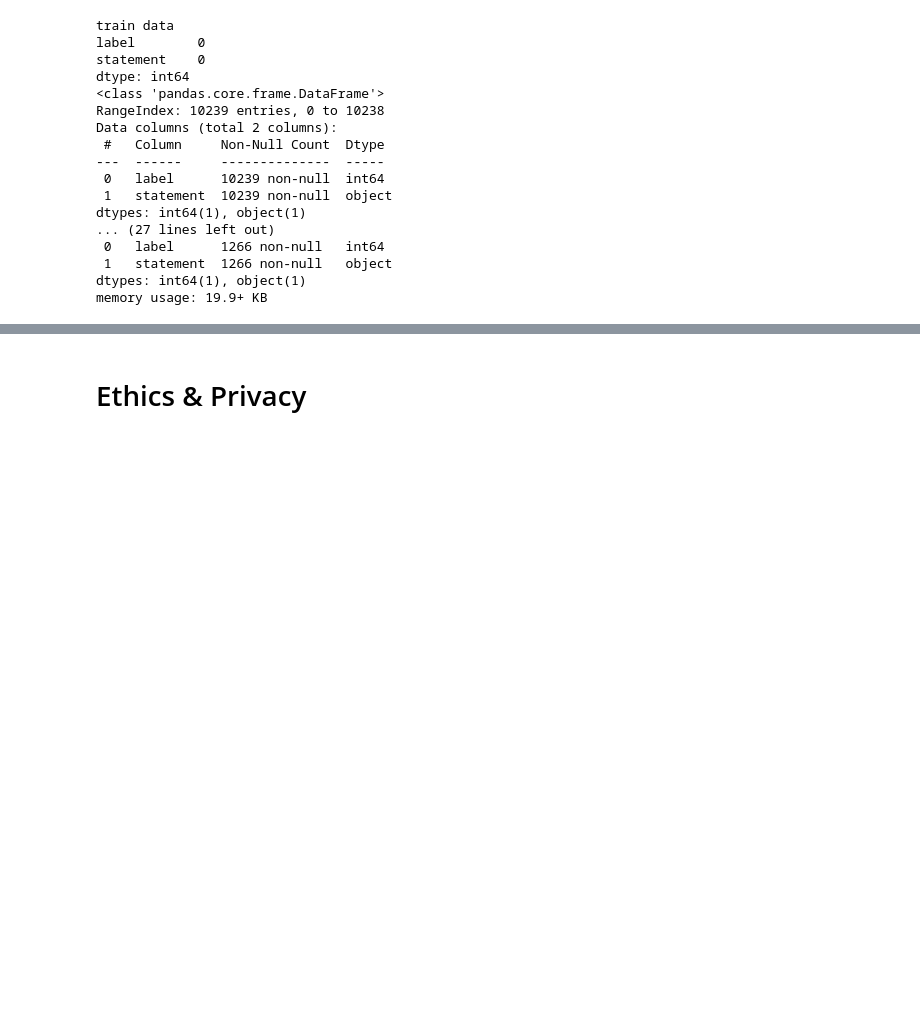
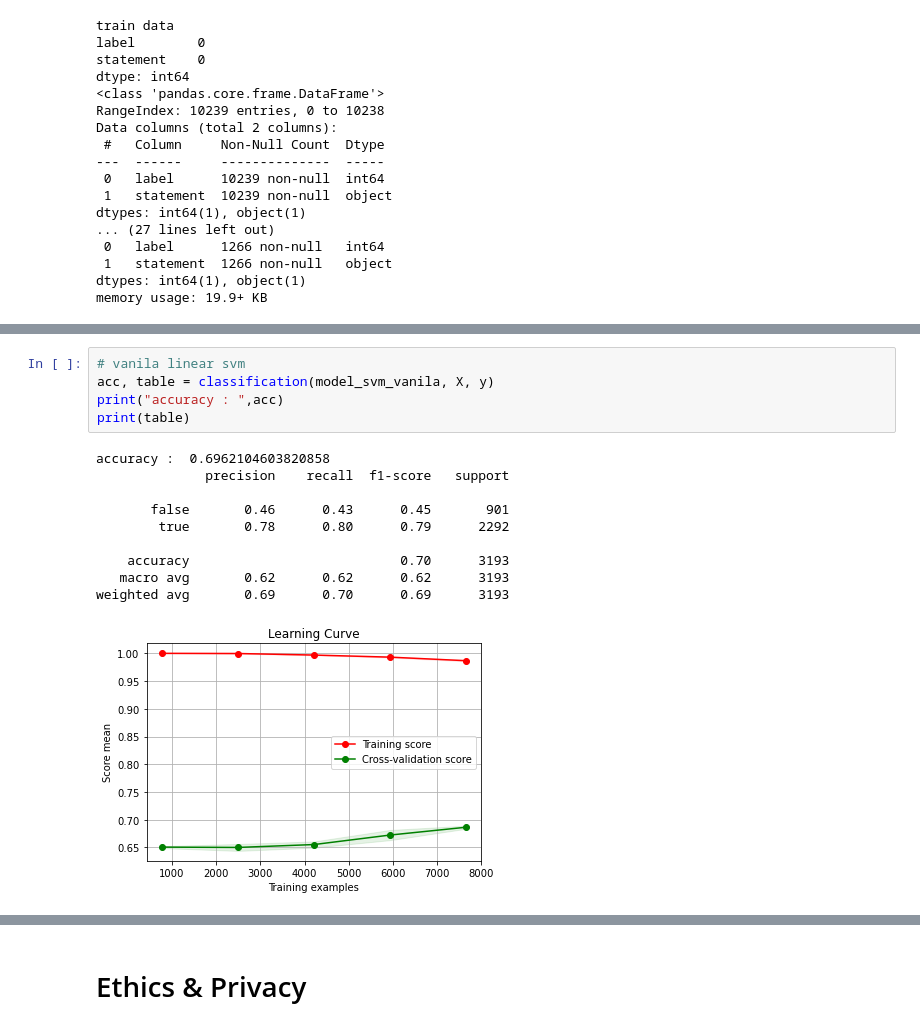
Before and after one commit to COGS118A/Group011-Wi23, a Jupyter notebook: CheckpointGroup011-Wi23.ipynb, the cells around one changed output, grey strips where cells are left out. Cells and saved outputs as stored; diff of their text form; blank space fills up the shorter version.

```diff
--- a/CheckpointGroup011-Wi23.ipynb
+++ b/CheckpointGroup011-Wi23.ipynb
@@ -301,0 +456,16 @@ memory usage: 19.9+ KB
+# %%
+# vanila linear svm
+acc, table = classification(model_svm_vanila, X, y)
+print("accuracy : ",acc)
+print(table)
+# %% [output]
+accuracy :  0.6962104603820858
+              precision    recall  f1-score   support
+
+       false       0.46      0.43      0.45       901
+        true       0.78      0.80      0.79      2292
+
+    accuracy                           0.70      3193
+   macro avg       0.62      0.62      0.62      3193
+weighted avg       0.69      0.70      0.69      3193
+[figure, added]
```
Also changed, not shown: parts of 11 cells of this notebook.
